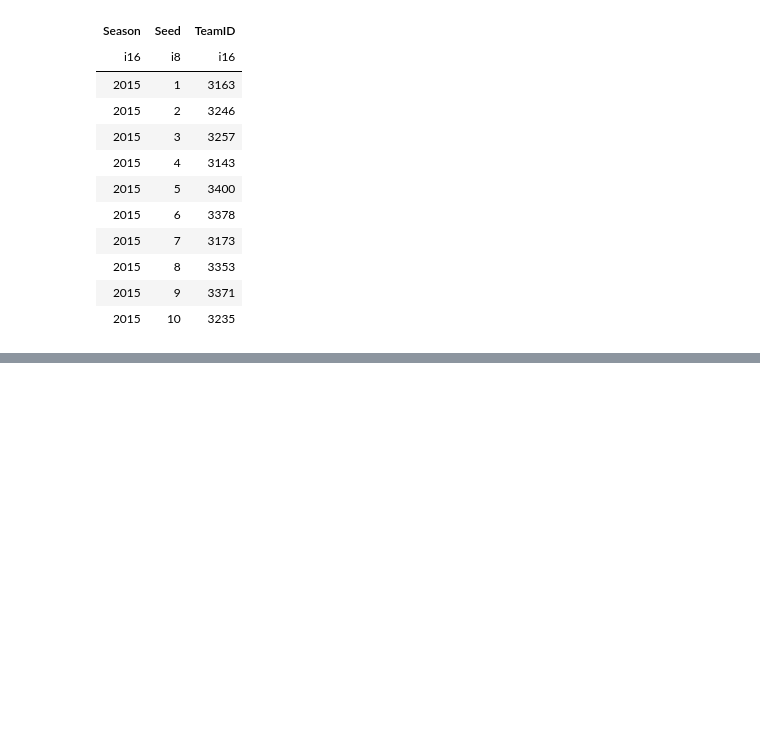
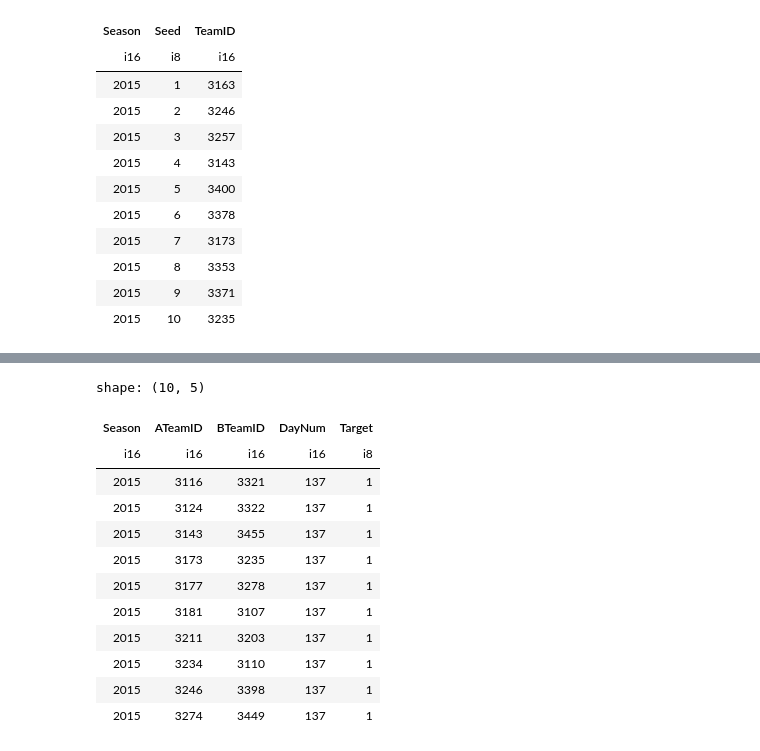
Before and after one commit to wojciech-kielbowicz-it/GitHub-Competition-Code, a Jupyter notebook: march-machine-learning-mania-2026/notebooks/01-exploration_cleaning_feature_engineering.ipynb, the cells around one changed output, grey strips where cells are left out. Drawn from its saved outputs; the diff is of its cells as text; code cells hidden in the pictures; blank space fills up the shorter version.

Commit message:
Create w_tourney_matchups_lf

```diff
--- a/march-machine-learning-mania-2026/notebooks/01-exploration_cleaning_feature_engineering.ipynb
+++ b/march-machine-learning-mania-2026/notebooks/01-exploration_cleaning_feature_engineering.ipynb
@@ -368,0 +371,18 @@ shape: (10, 14)
+# %%
+w_tourney_matchups_lf: pl.LazyFrame = pl.scan_csv("../data/raw/WNCAATourneyDetailedResults.csv")
+w_tourney_matchups_lf = ecm.prepare_tourney_matchups(w_tourney_matchups_lf)
+w_tourney_matchups_lf.head(10).collect()
+# %% [output]
+shape: (10, 5)
+| Season | ATeamID | BTeamID | DayNum | Target |
+| i16 | i16 | i16 | i16 | i8 |
+| 2015 | 3116 | 3321 | 137 | 1 |
+| 2015 | 3124 | 3322 | 137 | 1 |
+| 2015 | 3143 | 3455 | 137 | 1 |
+| 2015 | 3173 | 3235 | 137 | 1 |
+| 2015 | 3177 | 3278 | 137 | 1 |
+| 2015 | 3181 | 3107 | 137 | 1 |
+| 2015 | 3211 | 3203 | 137 | 1 |
+| 2015 | 3234 | 3110 | 137 | 1 |
+| 2015 | 3246 | 3398 | 137 | 1 |
+| 2015 | 3274 | 3449 | 137 | 1 |
```
Also changed, not shown: parts of 7 cells of this notebook.
